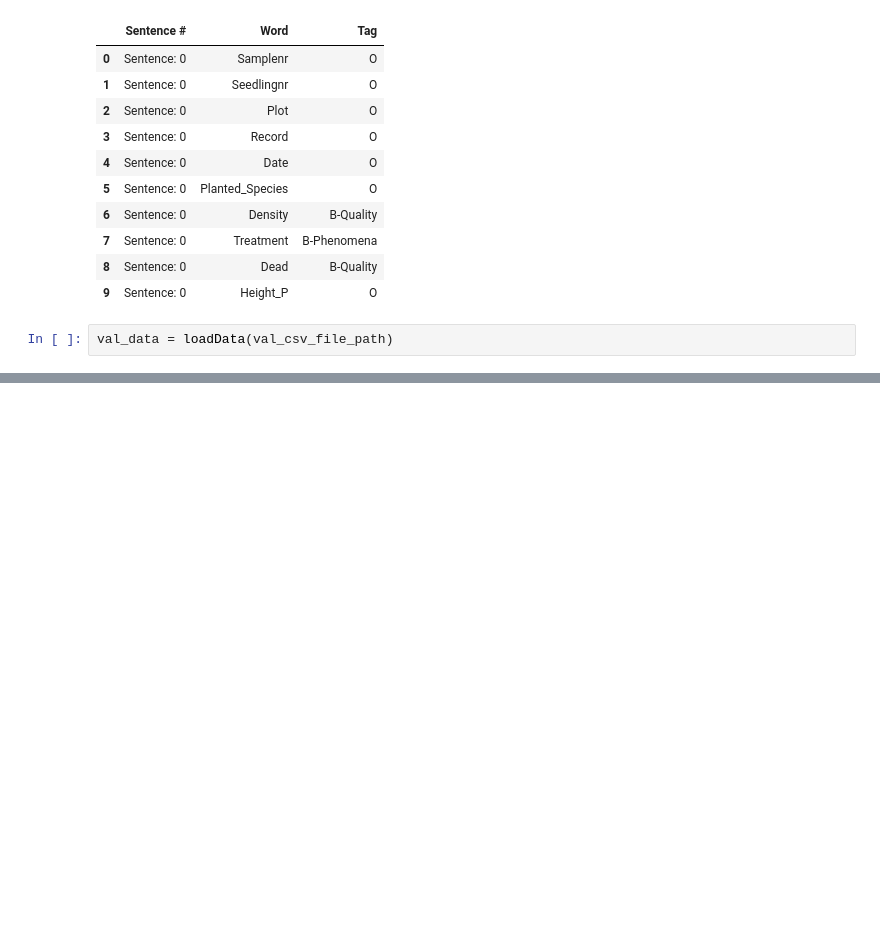
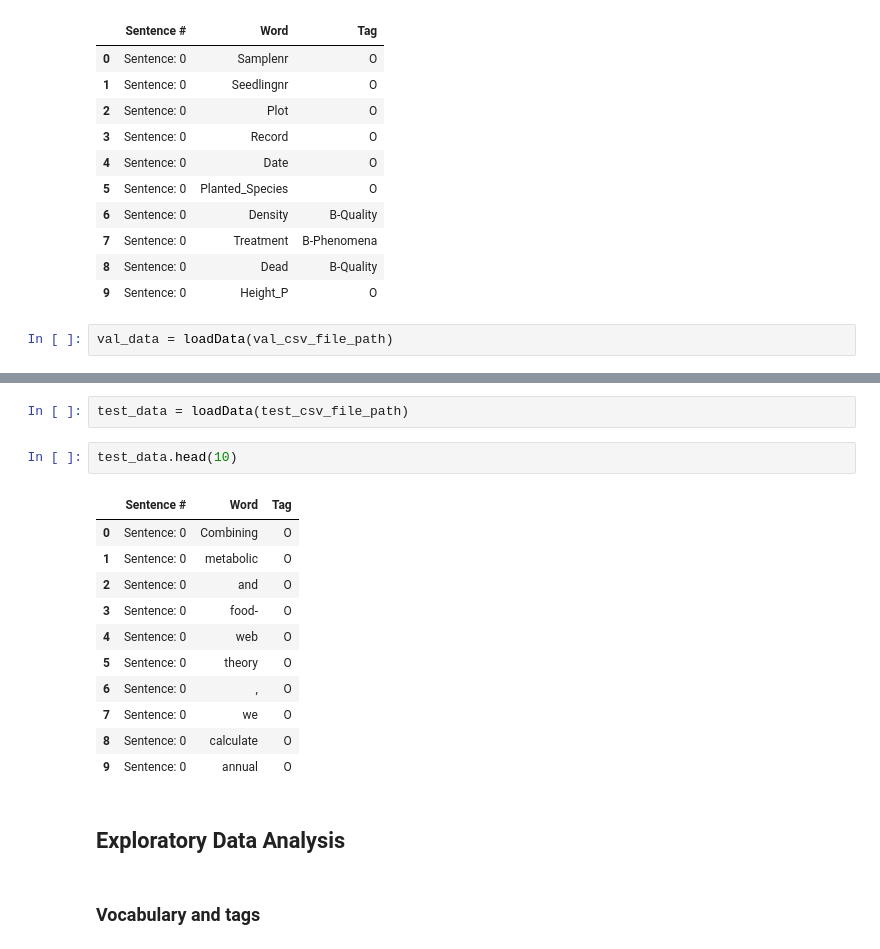
Before and after one commit to shannentan22/NER-COPIOUS-BiodivNER, a Jupyter notebook: Notebooks/biodivner_preproc_eda.ipynb, the cells around one changed output, grey strips where cells are left out. Cells and saved outputs as stored; diff of their text form; blank space fills up the shorter version.

```diff
--- a/Notebooks/biodivner_preproc_eda.ipynb
+++ b/Notebooks/biodivner_preproc_eda.ipynb
@@ -101,3 +106,23 @@ val_data.head(10)
 | 7 | Sentence: 0 | indicated | O |
 | 8 | Sentence: 0 | by | O |
 | 9 | Sentence: 0 | a | O |
+# %%
+test_data = loadData(test_csv_file_path)
+# %%
+test_data.head(10)
+# %% [output]
+|  | Sentence # | Word | Tag |
+| 0 | Sentence: 0 | Combining | O |
+| 1 | Sentence: 0 | metabolic | O |
+| 2 | Sentence: 0 | and | O |
+| 3 | Sentence: 0 | food- | O |
+| 4 | Sentence: 0 | web | O |
+| 5 | Sentence: 0 | theory | O |
+| 6 | Sentence: 0 | , | O |
+| 7 | Sentence: 0 | we | O |
+| 8 | Sentence: 0 | calculate | O |
+| 9 | Sentence: 0 | annual | O |
+# %% [markdown]
+## Exploratory Data Analysis
+# %% [markdown]
+### Vocabulary and tags
```
Also changed, not shown: parts of 24 cells of this notebook, 1 other file.
